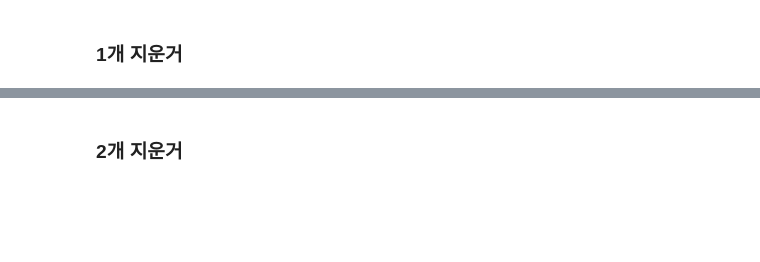
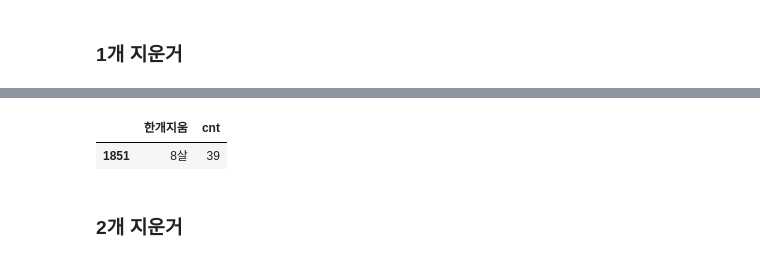
Before and after one commit to RecommendU/ForU, a Jupyter notebook: 박정호/[09_08_박정호] 0개 ~ 3개 태그 지움 이건 안봐도 상관없습니다.ipynb, the cells around one changed output, grey strips where cells are left out. Saved outputs shown, nothing was run; the diff lists cells and outputs as text; code cells hidden in the pictures; blank space fills up the shorter version.

```diff
--- a/박정호/[09_08_박정호] 0개 ~ 3개 태그 지움 이건 안봐도 상관없습니다.ipynb
+++ b/박정호/[09_08_박정호] 0개 ~ 3개 태그 지움 이건 안봐도 상관없습니다.ipynb
@@ -345,3 +312,8 @@ ddf1
+# %%
+ddf1[ddf1['한개지움'] == '8살']
+# %% [output]
+|  | 한개지움 | cnt |
+| 1851 | 8살 | 39 |
 # %%
 new_tag1.to_json('data/new_tag/new_tag1.json', orient = 'records')
 # %% [markdown]
```
Also changed, not shown: parts of 22 cells of this notebook.
